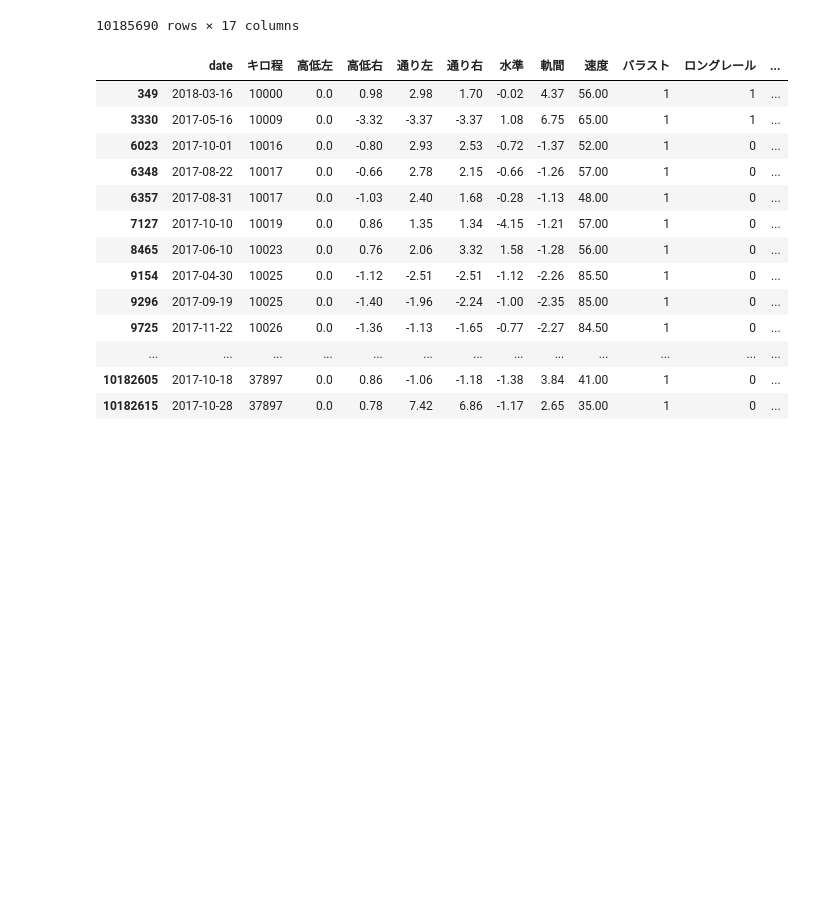
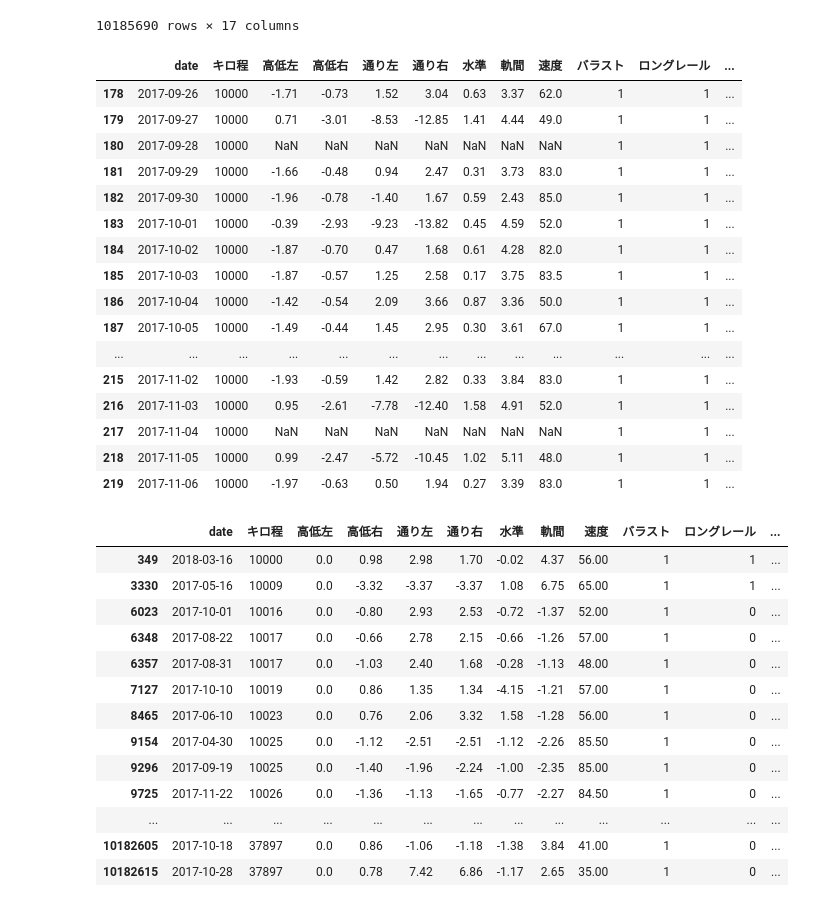
Before and after one commit to akr-student/signate, a Jupyter notebook: contest.ipynb, the cells around one changed output. Drawn from its saved outputs; the diff is of its cells as text; code cells hidden in the pictures; blank space fills up the shorter version.

```diff
--- a/contest.ipynb
+++ b/contest.ipynb
@@ -124,6 +169,26 @@ dfs["A"]
 | 10185688 | 2018-03-30 | 37905 | NaN | NaN | NaN | NaN | NaN | NaN | NaN | 1 | 0 | ... |
 | 10185689 | 2018-03-31 | 37905 | 0.68 | 0.77 | 3.08 | 2.63 | -1.39 | 3.14 | 37.0 | 1 | 0 | ... |
 10185690 rows × 17 columns
+# %%
+dfs["A"][178:220]
+# %% [output]
+|  | date | キロ程 | 高低左 | 高低右 | 通り左 | 通り右 | 水準 | 軌間 | 速度 | バラスト | ロングレール | ... |
+| 178 | 2017-09-26 | 10000 | -1.71 | -0.73 | 1.52 | 3.04 | 0.63 | 3.37 | 62.0 | 1 | 1 | ... |
+| 179 | 2017-09-27 | 10000 | 0.71 | -3.01 | -8.53 | -12.85 | 1.41 | 4.44 | 49.0 | 1 | 1 | ... |
+| 180 | 2017-09-28 | 10000 | NaN | NaN | NaN | NaN | NaN | NaN | NaN | 1 | 1 | ... |
+| 181 | 2017-09-29 | 10000 | -1.66 | -0.48 | 0.94 | 2.47 | 0.31 | 3.73 | 83.0 | 1 | 1 | ... |
+| 182 | 2017-09-30 | 10000 | -1.96 | -0.78 | -1.40 | 1.67 | 0.59 | 2.43 | 85.0 | 1 | 1 | ... |
+| 183 | 2017-10-01 | 10000 | -0.39 | -2.93 | -9.23 | -13.82 | 0.45 | 4.59 | 52.0 | 1 | 1 | ... |
+| 184 | 2017-10-02 | 10000 | -1.87 | -0.70 | 0.47 | 1.68 | 0.61 | 4.28 | 82.0 | 1 | 1 | ... |
+| 185 | 2017-10-03 | 10000 | -1.87 | -0.57 | 1.25 | 2.58 | 0.17 | 3.75 | 83.5 | 1 | 1 | ... |
+| 186 | 2017-10-04 | 10000 | -1.42 | -0.54 | 2.09 | 3.66 | 0.87 | 3.36 | 50.0 | 1 | 1 | ... |
+| 187 | 2017-10-05 | 10000 | -1.49 | -0.44 | 1.45 | 2.95 | 0.30 | 3.61 | 67.0 | 1 | 1 | ... |
+| ... | ... | ... | ... | ... | ... | ... | ... | ... | ... | ... | ... | ... |
+| 215 | 2017-11-02 | 10000 | -1.93 | -0.59 | 1.42 | 2.82 | 0.33 | 3.84 | 83.0 | 1 | 1 | ... |
+| 216 | 2017-11-03 | 10000 | 0.95 | -2.61 | -7.78 | -12.40 | 1.58 | 4.91 | 52.0 | 1 | 1 | ... |
+| 217 | 2017-11-04 | 10000 | NaN | NaN | NaN | NaN | NaN | NaN | NaN | 1 | 1 | ... |
+| 218 | 2017-11-05 | 10000 | 0.99 | -2.47 | -5.72 | -10.45 | 1.02 | 5.11 | 48.0 | 1 | 1 | ... |
+| 219 | 2017-11-06 | 10000 | -1.97 | -0.63 | 0.50 | 1.94 | 0.27 | 3.39 | 83.0 | 1 | 1 | ... |
 # %%
 dfs["A"][dfs["A"]["高低左"] == 0]
 # %% [output]
```
Also changed, not shown: parts of 4 cells of this notebook.
